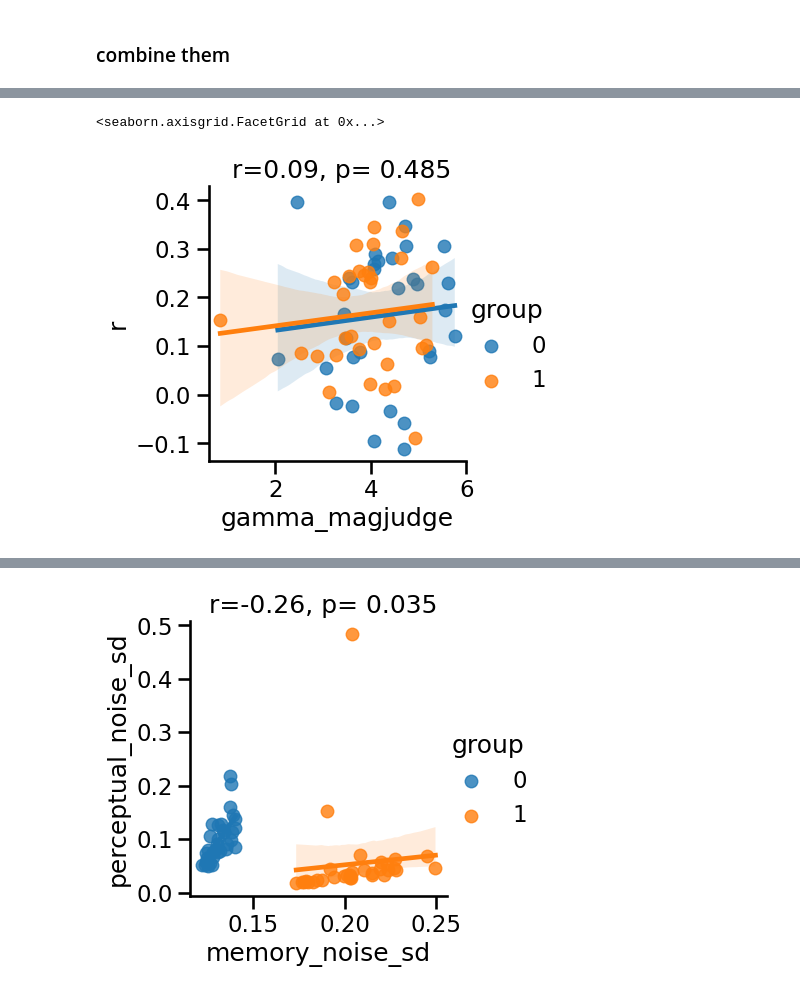
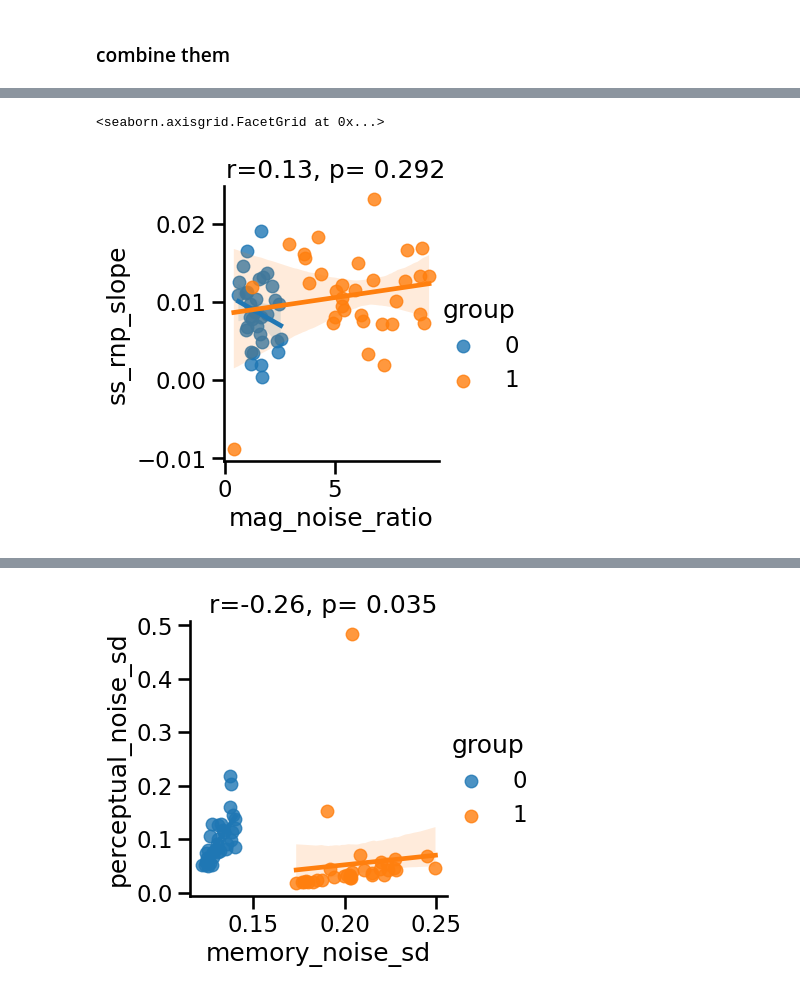
Before and after one commit to mrenke/numrisk, a Jupyter notebook: numrisk/behavior_general/across-measur_ana.ipynb, the cells around one changed output, grey strips where cells are left out. Saved outputs shown, nothing was run; the diff lists cells and outputs as text; code cells hidden in the pictures.

```diff
--- a/numrisk/behavior_general/across-measur_ana.ipynb
+++ b/numrisk/behavior_general/across-measur_ana.ipynb
@@ -69,7 +72,8 @@ df_comb['rnp_nonsymb_dif'] = np.abs(df_comb['rnp_nonsymb'] - 0.55)
 # %%
 df_comb = magjudge_bauer_params.join(df_rnp).join(gammas).join(df_pana['weber_frac']).join(vs_wm['erfassungsspanne']).join(math_stuff)
 # %%
-df_comb = magjudge_bauer_params.join(magjudge_probit_params).join(decode)
+df_comb = magjudge_bauer_params.join(magjudge_probit_params).join(decode).join(ss_rnp_slope)
+df_comb['mag_noise_ratio'] = df_comb['memory_noise_sd'] / df_comb['perceptual_noise_sd']
 # %%
 df_comb.head()
 # %% [output]
@@ -83,14 +87,14 @@ df_comb.head()
 # %%
 sns.set_context('talk')
 
-y_var = 'r' #'skill_score' # '4c' # 4b' #
-x_var = 'gamma_magjudge'#'gamma_nonsymbolic' # 'conf_mean'
-cor = pingouin.corr(df_comb[y_var], df_comb[x_var])
+y_var = 'ss_rnp_slope' #'skill_score' # '4c' # 4b' #
+x_var = 'mag_noise_ratio'#'gamma_nonsymbolic' # 'conf_mean'
+cor = pingouin.corr(df_comb[y_var], df_comb[x_var], method = 'shepherd') #defautl: two -sided & pearson
 r_ = np.round(cor['r'][0], 2)
 p = np.round(cor['p-val'][0], 3)
 
 fig = sns.lmplot(x=x_var, y=y_var, data=df_comb, hue='group',height=4) #, hue='group'
 fig.set(title=f' r={r_}, p= {p}' )  #ylabel='Anxiety', xlabel='Skill',
 # %% [output]
 <seaborn.axisgrid.FacetGrid at 0x...>
-[figure, old version]
+[figure, new version]
```
Also changed, not shown: parts of 3 cells of this notebook, 6 other files.
